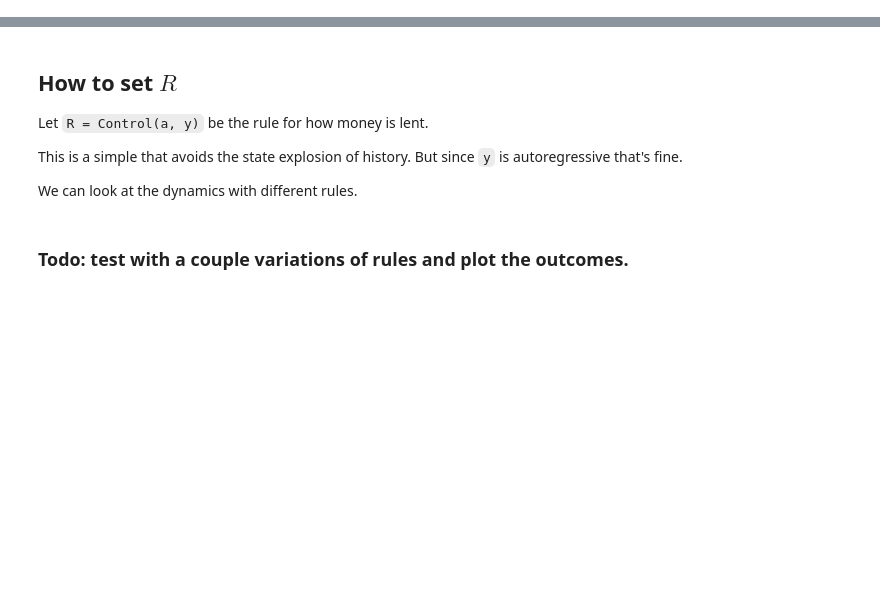
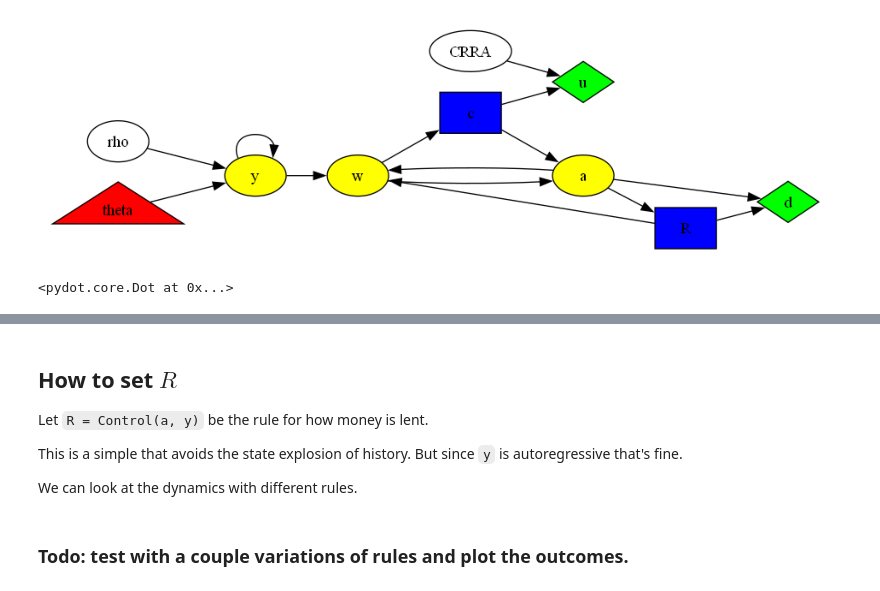
Before and after one commit to sbenthall/abm-bls-credit-study, a Jupyter notebook: old-materials/DASS Credit Model in Blocks.ipynb, the cells around one changed output, grey strips where cells are left out. Saved outputs shown, nothing was run; the diff lists cells and outputs as text; code cells hidden in the pictures; blank space fills up the shorter version.

```diff
--- a/old-materials/DASS Credit Model in Blocks.ipynb
+++ b/old-materials/DASS Credit Model in Blocks.ipynb
@@ -36,0 +40,6 @@ consumption_block = DBlock(
+# %%
+# For your consumption block
+create_block_diagram(consumption_block)
+# %% [output]
+[figure, added]
+<pydot.core.Dot at 0x...>
```
Also changed, not shown: parts of 6 cells of this notebook, 7 other files.
